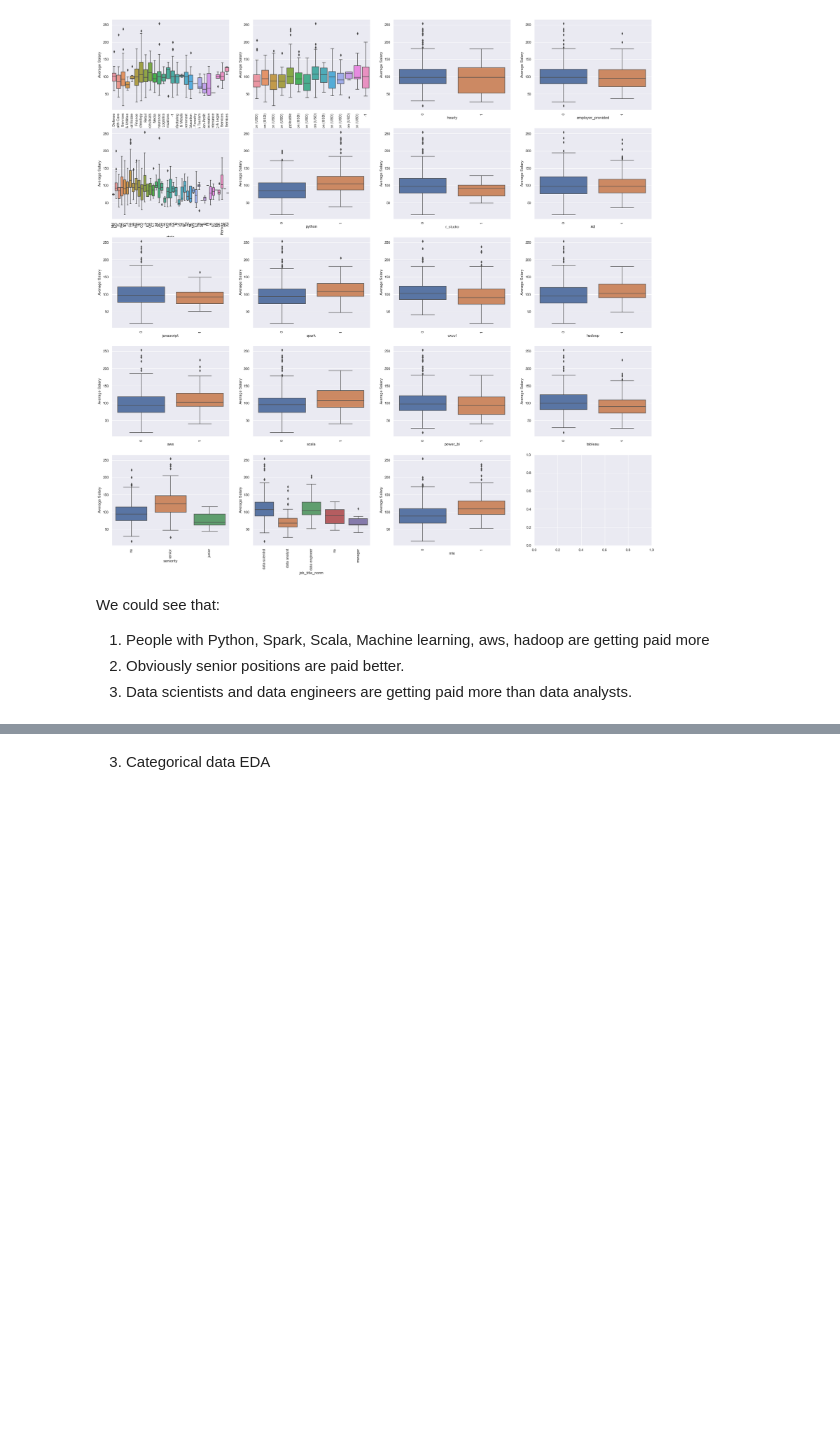
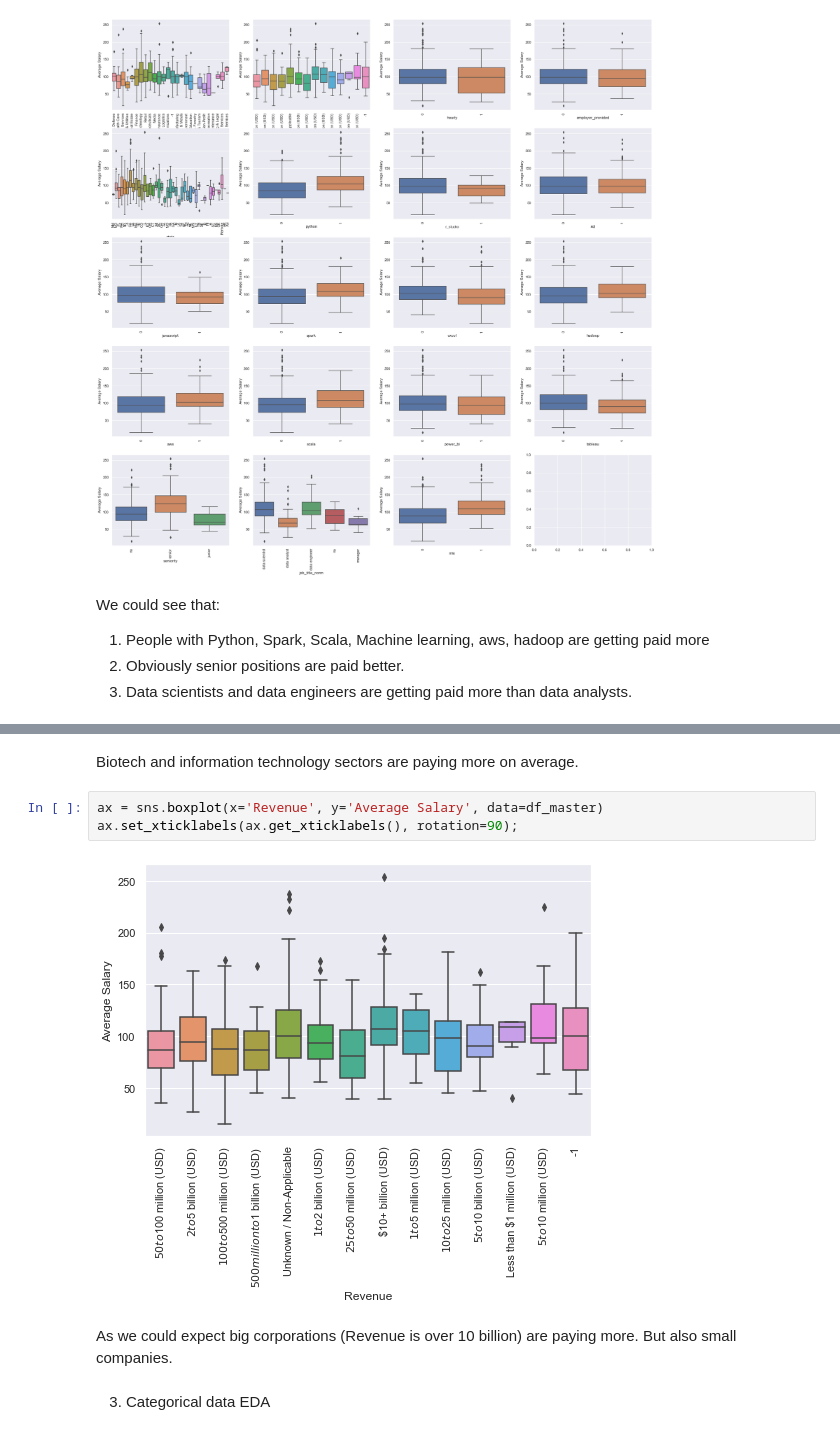
Before and after one commit to vytautasmu/Python_mokymai, a Jupyter notebook: final_work_vcs.ipynb, the cells around one changed output, grey strips where cells are left out. Saved outputs shown, nothing was run; the diff lists cells and outputs as text; blank space fills up the shorter version.

```diff
--- a/final_work_vcs.ipynb
+++ b/final_work_vcs.ipynb
@@ -423,3 +419,12 @@ We could see that:<br>
+# %% [markdown]
+Biotech and information technology sectors are paying more on average.
+# %%
+ax = sns.boxplot(x='Revenue', y='Average Salary', data=df_master)
+ax.set_xticklabels(ax.get_xticklabels(), rotation=90);
+# %% [output]
+[figure, added]
+# %% [markdown]
+As we could expect big corporations (Revenue is over 10 billion) are paying more. But also small companies.
 # %% [markdown]
 3. Categorical data EDA
 # %%
```
Also changed, not shown: parts of 3 cells of this notebook, 1 other file.
